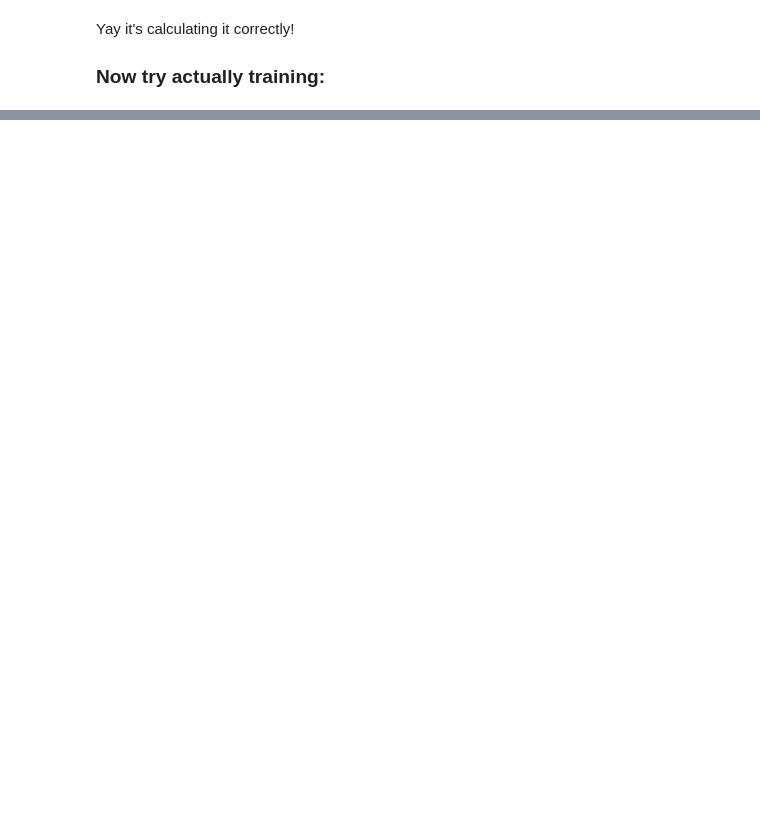
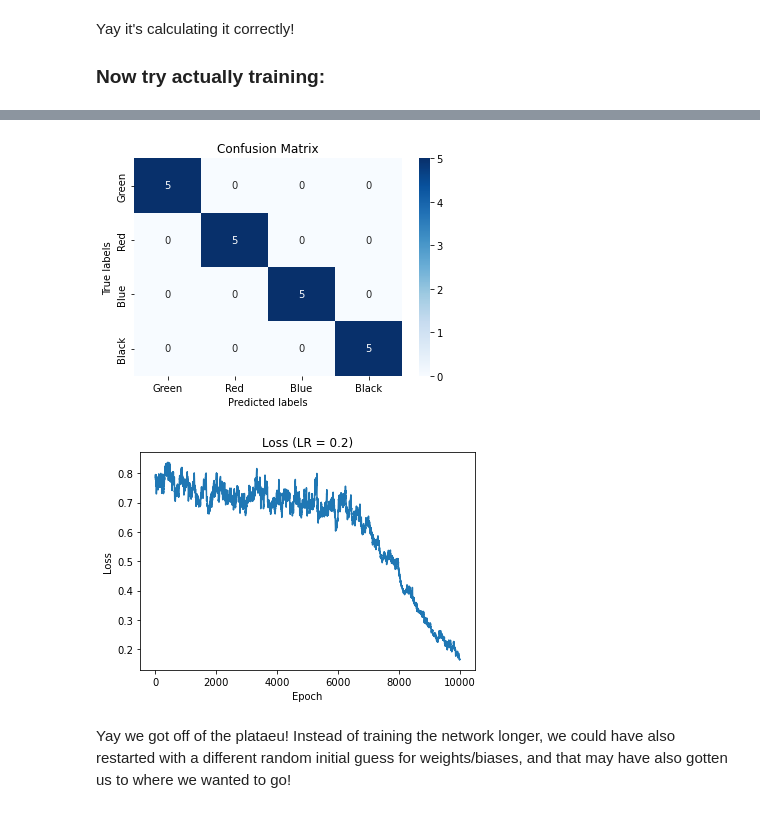
Before and after one commit to eliweissler/CSCI_5576_HW, a Jupyter notebook: assignment_2_by_hand_nn/hw2_part2.ipynb, the cells around one changed output, grey strips where cells are left out. Cells and saved outputs as stored; diff of their text form; code cells hidden in the pictures; blank space fills up the shorter version.

```diff
--- a/assignment_2_by_hand_nn/hw2_part2.ipynb
+++ b/assignment_2_by_hand_nn/hw2_part2.ipynb
@@ -137,0 +130,6 @@ nn.plot_loss(loss, lr)
+# %%
+# Train network
+epochs = 10000
+lr = 0.2
+batch_size = 9
+loss = network.train(X, Y, X, Y, epochs=epochs, lr=lr, batch_size=batch_size, check_progress=1000)
@@ -137,0 +147,10 @@ nn.plot_loss(loss, lr)
+# %%
+# Predict and plot
+pred = network.feed_forward(X)
+nn.plot_confusion_matrix(Y, pred, labels=["Green", "Red", "Blue", "Black"])
+nn.plot_loss(loss, lr)
+# %% [output]
+[figure, added]
+[figure, added]
+# %% [markdown]
+Yay we got off of the plataeu! Instead of training the network longer, we could have also restarted with a different random initial guess for weights/biases, and that may have also gotten us to where we wanted to go!
```
Also changed, not shown: parts of 7 cells of this notebook, 4 other files.
